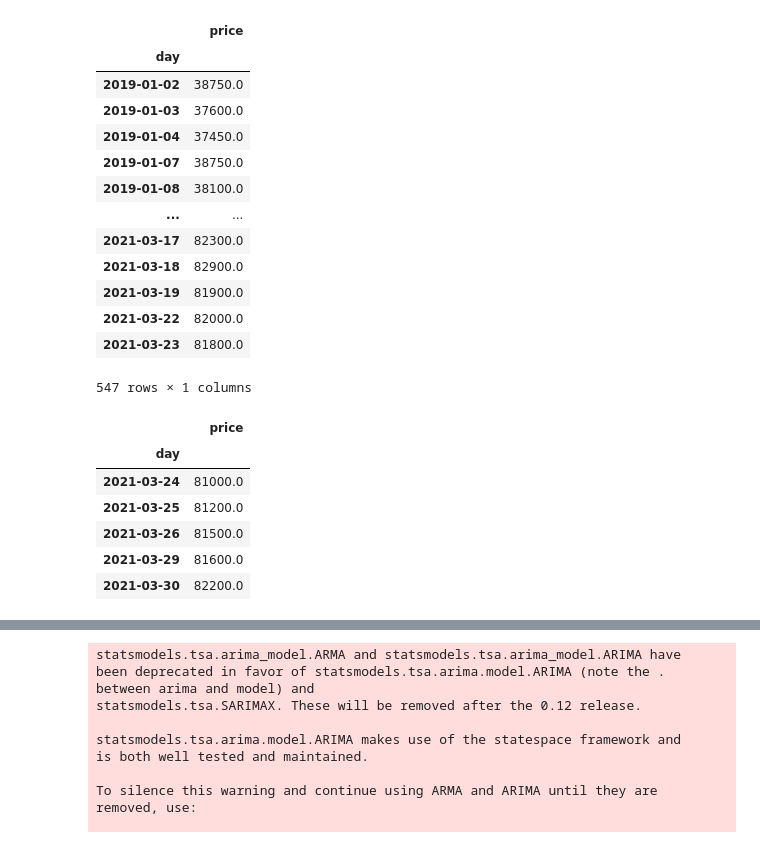
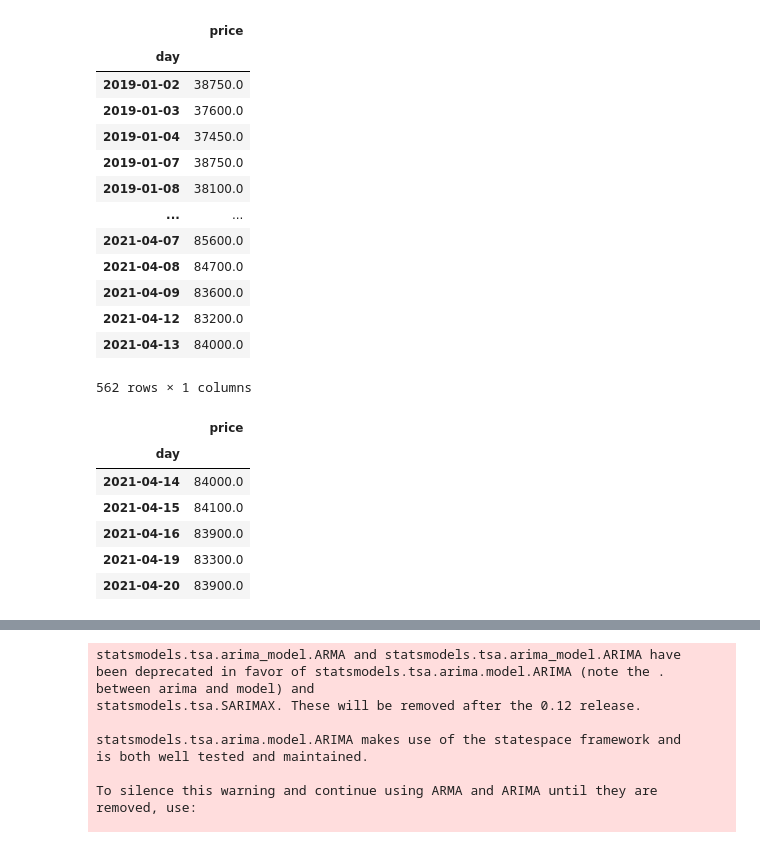
Before and after one commit to Unfinishedgod/python_exam_2, a Jupyter notebook: samsung_stock_analyisis.ipynb, the cells around one changed output, grey strips where cells are left out. Drawn from its saved outputs; the diff is of its cells as text; code cells hidden in the pictures.

```diff
--- a/samsung_stock_analyisis.ipynb
+++ b/samsung_stock_analyisis.ipynb
@@ -8,7 +22,7 @@ import yfinance as yf
 
 samsung_df = yf.download('005930.KS',
                       start='2019-01-01',
-                      end='2021-03-31',
+                      end='2021-04-21',
                       progress=False)
 
 samsung_df = samsung_df[["Close"]]
@@ -41,29 +59,29 @@ samsung_df
 # %%
-samsung_train_df = samsung_df[:547]
+samsung_train_df = samsung_df[:562]
 samsung_train_df
 # %% [output]
 |  | price |
 | day |  |
 | 2019-01-02 | 38750.0 |
 | 2019-01-03 | 37600.0 |
 | 2019-01-04 | 37450.0 |
 | 2019-01-07 | 38750.0 |
 | 2019-01-08 | 38100.0 |
 | ... | ... |
-| 2021-03-17 | 82300.0 |
-| 2021-03-18 | 82900.0 |
-| 2021-03-19 | 81900.0 |
-| 2021-03-22 | 82000.0 |
-| 2021-03-23 | 81800.0 |
+| 2021-04-07 | 85600.0 |
+| 2021-04-08 | 84700.0 |
+| 2021-04-09 | 83600.0 |
+| 2021-04-12 | 83200.0 |
+| 2021-04-13 | 84000.0 |
-547 rows × 1 columns
+562 rows × 1 columns
 # %%
-samsung_test_df = samsung_df[547:]
+samsung_test_df = samsung_df[562:]
 samsung_test_df
 # %% [output]
 |  | price |
 | day |  |
-| 2021-03-24 | 81000.0 |
-| 2021-03-25 | 81200.0 |
-| 2021-03-26 | 81500.0 |
-| 2021-03-29 | 81600.0 |
-| 2021-03-30 | 82200.0 |
+| 2021-04-14 | 84000.0 |
+| 2021-04-15 | 84100.0 |
+| 2021-04-16 | 83900.0 |
+| 2021-04-19 | 83300.0 |
+| 2021-04-20 | 83900.0 |
```
Also changed, not shown: parts of 6 cells of this notebook, 1 other file.
